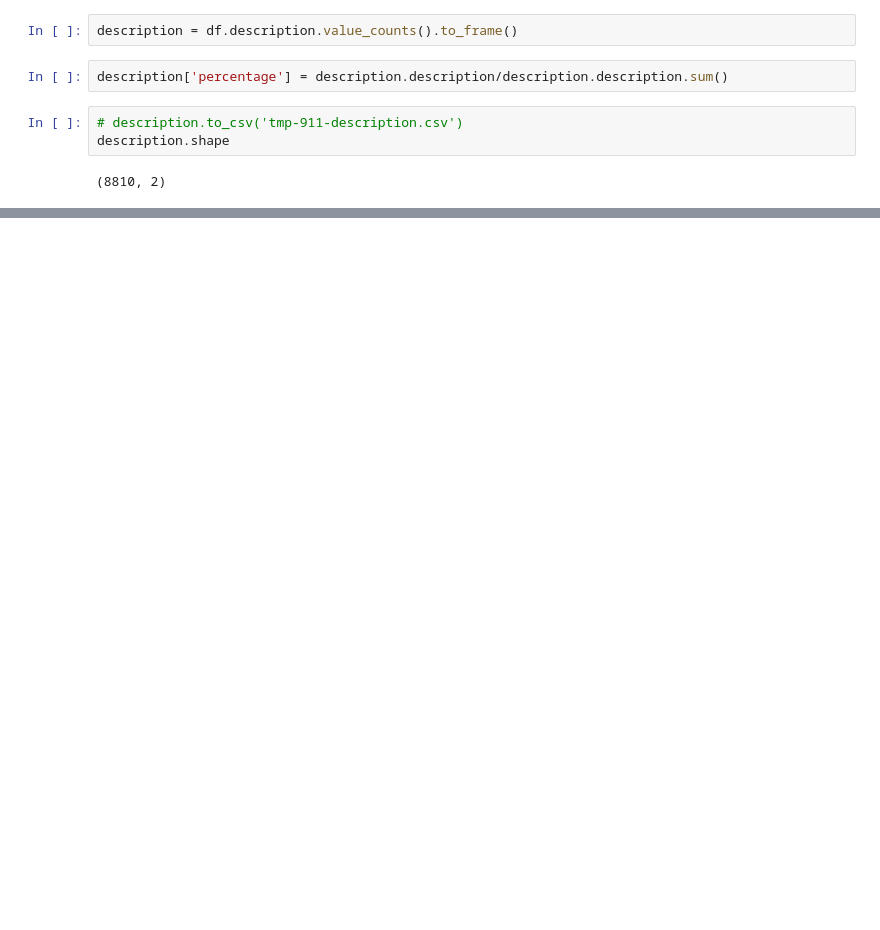
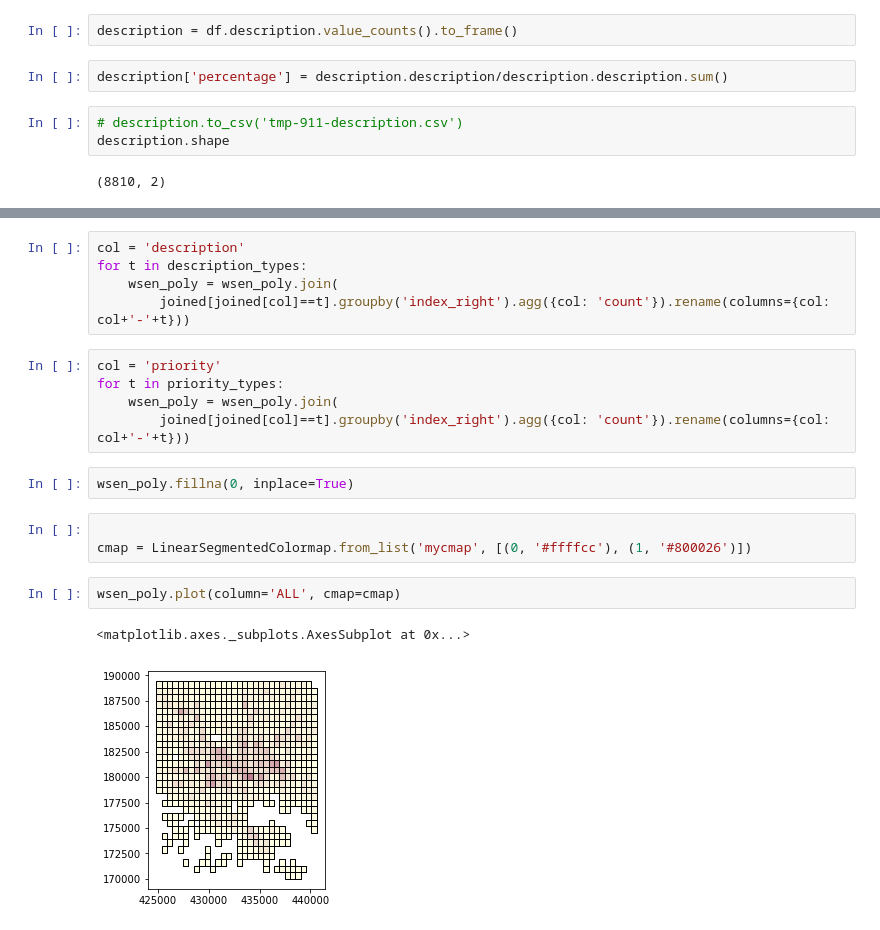
Before and after one commit to JHWu92/public-safety-baltimore, a Jupyter notebook: data/open-baltimore/UNDERSTAND - 911.ipynb, the cells around one changed output, grey strips where cells are left out. Saved outputs shown, nothing was run; the diff lists cells and outputs as text; blank space fills up the shorter version.

```diff
--- a/data/open-baltimore/UNDERSTAND - 911.ipynb
+++ b/data/open-baltimore/UNDERSTAND - 911.ipynb
@@ -34,0 +149,20 @@ description.shape
+# %%
+col = 'description'
+for t in description_types:
+    wsen_poly = wsen_poly.join(
+        joined[joined[col]==t].groupby('index_right').agg({col: 'count'}).rename(columns={col: col+'-'+t}))
+# %%
+col = 'priority'
+for t in priority_types:
+    wsen_poly = wsen_poly.join(
+        joined[joined[col]==t].groupby('index_right').agg({col: 'count'}).rename(columns={col: col+'-'+t}))
+# %%
+wsen_poly.fillna(0, inplace=True)
+# %%
+
+cmap = LinearSegmentedColormap.from_list('mycmap', [(0, '#ffffcc'), (1, '#800026')])
+# %%
+wsen_poly.plot(column='ALL', cmap=cmap)
+# %% [output]
+<matplotlib.axes._subplots.AxesSubplot at 0x...>
+[figure, added]
```
Also changed, not shown: parts of 32 cells of this notebook, 8 other files.
